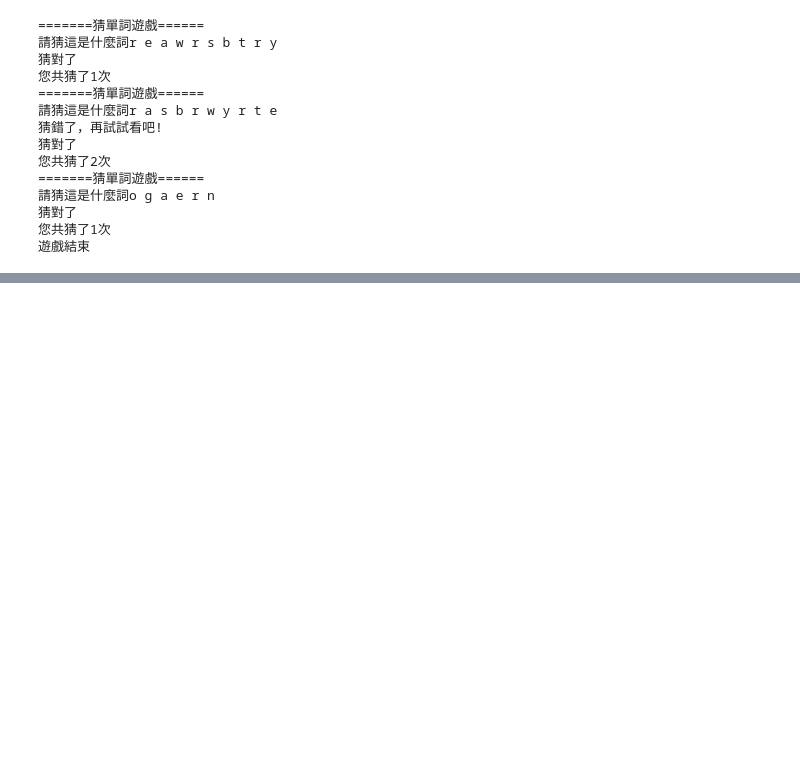
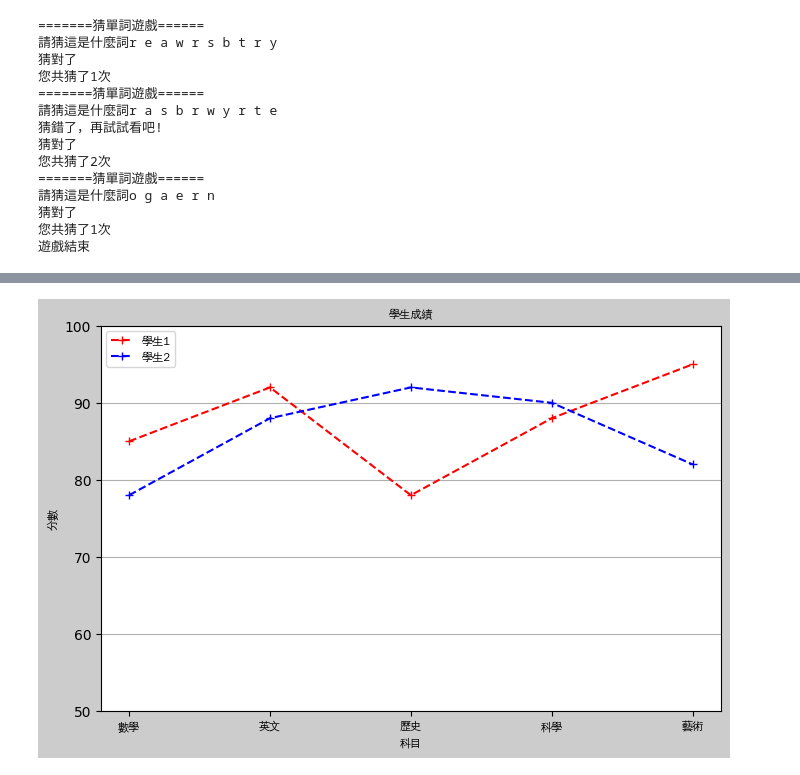
Before and after one commit to kyu226/kyu_2023_07_25, a Jupyter notebook: rennsyu.ipynb, the cells around one changed output, grey strips where cells are left out. Saved outputs shown, nothing was run; the diff lists cells and outputs as text; code cells hidden in the pictures; blank space fills up the shorter version.

```diff
--- a/rennsyu.ipynb
+++ b/rennsyu.ipynb
@@ -274,0 +368,27 @@ print("遊戲結束") #所有遊戲結束後提示
+# %%
+import matplotlib.pyplot as plt
+from matplotlib.font_manager import FontProperties
+
+font=FontProperties(fname='/usr/share/fonts/truetype/wqy/wqy-zenhei.ttc',size=8)
+font1=FontProperties(fname='/usr/share/fonts/truetype/wqy/wqy-zenhei.ttc',size=12)
+
+student1 = {'數學': 85, '英文': 92, '歷史': 78, '科學': 88, '藝術': 95}
+student2 = {'數學': 78, '英文': 88, '歷史': 92, '科學': 90, '藝術': 82}
+
+#繪製圖表
+figure=plt.figure(figsize=[8,5],facecolor='#cccccc')
+axes=figure.add_subplot(1,1,1)
+student1_value_list=list(student1.values())
+student2_value_list=list(student2.values())
+axes1=axes.plot(student1.keys(),student1_value_list,'r--+',label='學生1')
+axes2=axes.plot(student2.keys(),student2_value_list,'b--+',label='學生2')
+axes.set_xticklabels(student1.keys(),fontproperties=font)
+axes.set_title('學生成績',fontproperties=font)
+axes.set_xlabel('科目',fontproperties=font)
+axes.set_ylabel('分數',fontproperties=font)
+axes.set_ylim(50,100)
+axes.grid(axis='y')
+axes.legend(prop=font)
+plt.show()
+# %% [output]
+[figure, added]
```
Also changed, not shown: parts of 3 cells of this notebook, 1 other file.
